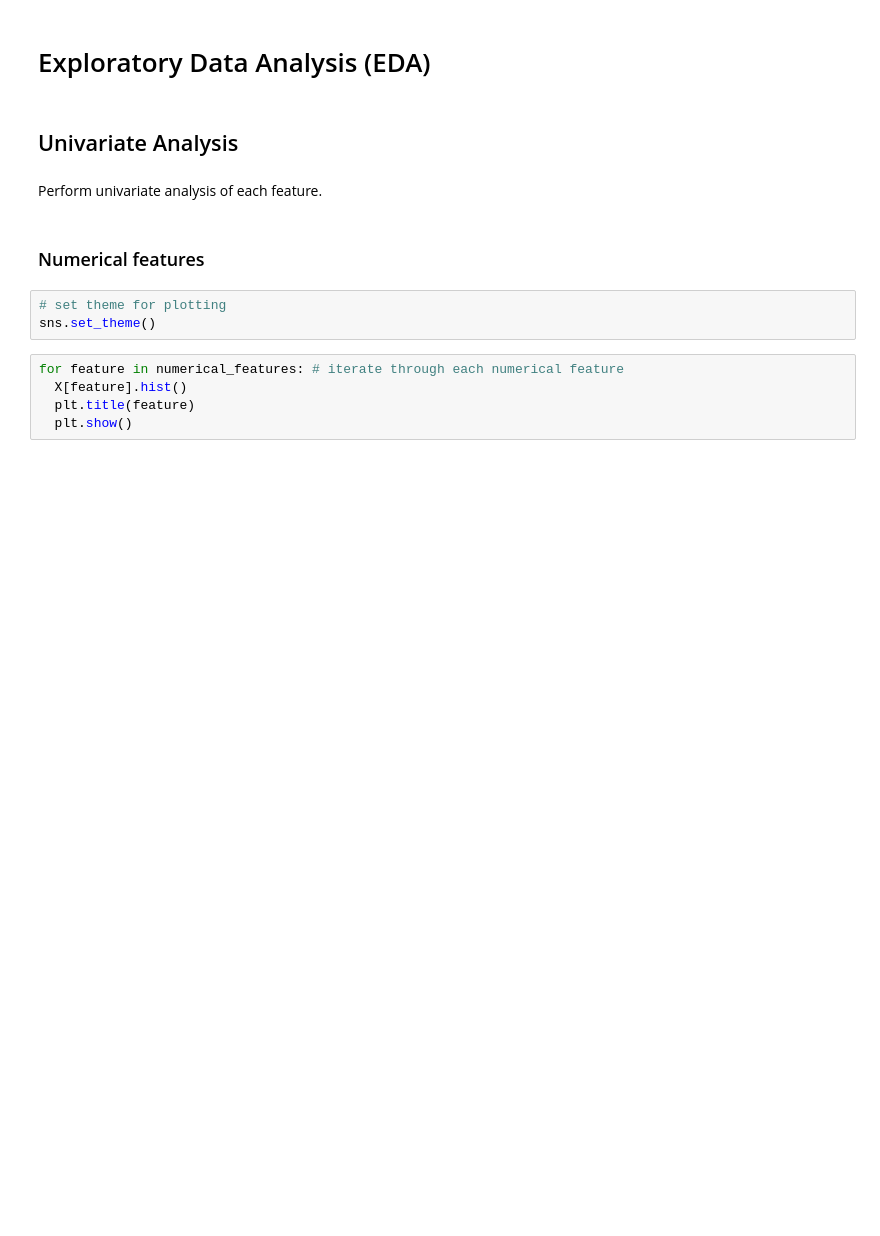
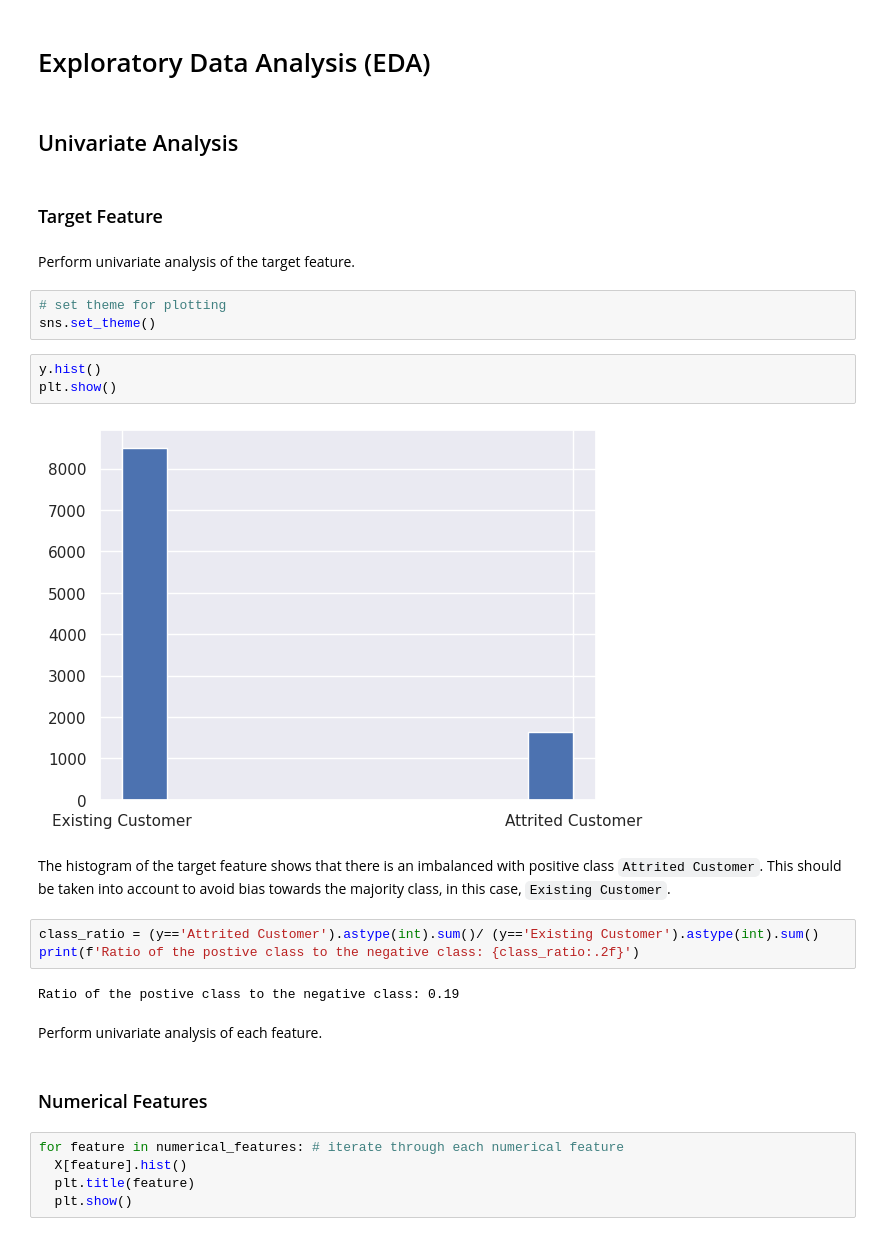
Before and after one commit to renzasprec/Credit-Card-Customer-Churn, a Jupyter notebook: Credit_Card_Customer_Churn.ipynb, the cells around one changed output. Saved outputs shown, nothing was run; the diff lists cells and outputs as text; blank space fills up the shorter version.

```diff
--- a/Credit_Card_Customer_Churn.ipynb
+++ b/Credit_Card_Customer_Churn.ipynb
@@ -233,13 +236,29 @@ X = data
 # Exploratory Data Analysis (EDA)
 # %% [markdown]
 ## Univariate Analysis
+# %% [markdown]
+### Target Feature
+# %% [markdown]
+Perform univariate analysis of the target feature.
+# %%
+# set theme for plotting
+sns.set_theme()
+# %%
+y.hist()
+plt.show()
+# %% [output]
+[figure, added]
+# %% [markdown]
+The histogram of the target feature shows that there is an imbalanced with positive class `Attrited Customer`. This should be taken into account to avoid bias towards the majority class, in this case, `Existing Customer`.
+# %%
+class_ratio = (y=='Attrited Customer').astype(int).sum()/ (y=='Existing Customer').astype(int).sum()
+print(f'Ratio of the postive class to the negative class: {class_ratio:.2f}')
+# %% [output]
+Ratio of the postive class to the negative class: 0.19
 # %% [markdown]
 Perform univariate analysis of each feature.
 # %% [markdown]
-### Numerical features
+### Numerical Features
-# %%
-# set theme for plotting
-sns.set_theme()
 # %%
 for feature in numerical_features: # iterate through each numerical feature
   X[feature].hist()
```
Also changed, not shown: parts of 6 cells of this notebook.
